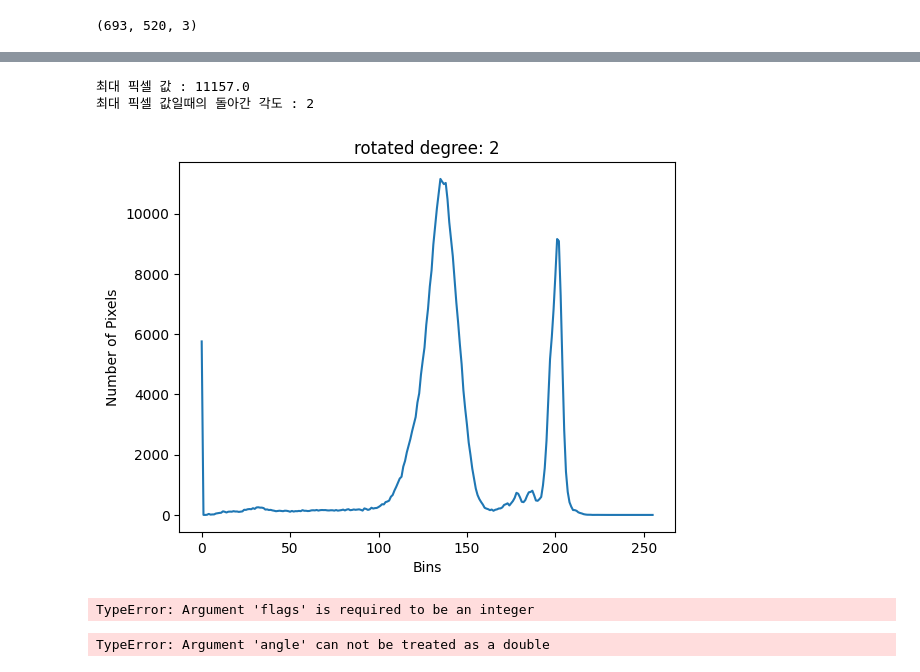
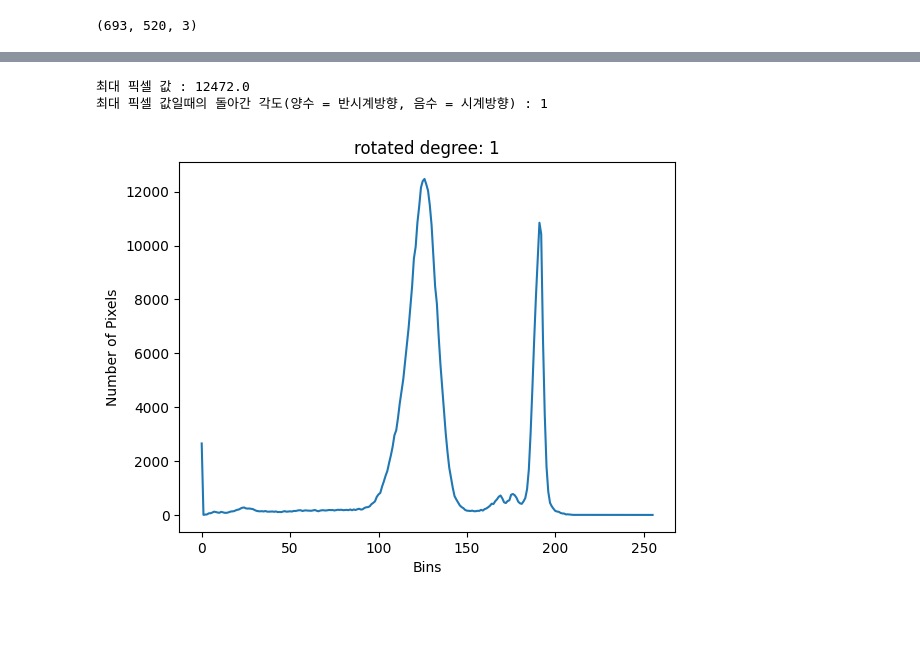
Before and after one commit to Lee-ChangHo/Student-ID-Recognition-Project, a Jupyter notebook: 학생증 인식 - 단색 배경.ipynb, the cells around one changed output, grey strips where cells are left out. Cells and saved outputs as stored; diff of their text form; code cells hidden in the pictures; blank space fills up the shorter version.

```diff
--- a/학생증 인식 - 단색 배경.ipynb
+++ b/학생증 인식 - 단색 배경.ipynb
@@ -5,13 +5,10 @@ import numpy as np
 from scipy.signal import find_peaks
 
 # 이미지 불러오기  (-1 : 이미지 그대로 불러오기, 0 : 흑백으로 불러오기, 1 : 알파 채널 무시한 컬러 이미지 불러오기)
-src = cv2.imread('./Data/Student ID Card1.jpg', -1)
+src = cv2.imread('./Data/Student ID Card2.jpg', -1)
 
 # 화면 크기 x축, y축 0.5배로 줄이기  - 내 모니터 화면보다 이미지가 크게 나와서 조정 필요
 src = cv2.resize(src, (0, 0), fx=0.5, fy=0.5)
-
-# 나중에 Contours를 그릴 원본의 복사본 생성
-dst = src.copy()
 
 # resize된 이미지의 크기를 확인해보기 위해 사용 src.shape(h, w, c), x2하면 원본 크기 알 수 있음
 print(src.shape)
@@ -316,30 +369,0 @@ for i in range(0, -10, -1):
-# %%
-# 2. 이미지를 0 ~ 10도까지 1도씩 회전하는 걸 반복
-# x축 프로젝션 히스토그램의 max_peak값을 계속 저장하여 1도씩 돌아간 max_peak값 비교
-# 가장 큰 max_peak값이 나왔을때가 정방향이라 가정
-for i in range(10):
-    M = angle_rotated_i = cv2.getRotationMatrix2D((cX, cY), i, 1.0)
-    rotated_image = cv2.warpAffine(src_gray, M, (w, h))
-    hist_rotated_image = cv2.calcHist([rotated_image], [0], None, [256], [0, 256])
-    # 히스토그램 그래프에서 봉우리(peak) 값 찾기
-    # 최대 peak 값을 찾기위해 모든 peak를 구하기
-    peaks_rotated_x, _ = find_peaks(hist_rotated_image.flatten(), prominence=0.1)
-    peak_values_rotated_x = hist_rotated_image[peaks_rotated_x]
-
-    # 가장 큰 봉우리 찾고 찾기
-    # 모든 max_peak들을 서로 비교하기 위해 각각 max_peak_value_rotated_x[i]에 저장
-    max_peak_value_rotated_x[i] = np.max(peak_values_rotated_x)
-    # 몇 도 돌아갔을 때 가장 큰 값을 가지는지 확인하기위해서 i 값을 변수에 저장
-    angle = i
-
-
-    # 히스토그램 그래프 시각화
-    plt.plot(hist_rotated_image)
-    plt.title('Histogram_rotated_image_positive_angle, rotated degree: {}'.format(angle))
-    plt.xlabel('Bins')  # 명암 값
-    plt.ylabel('Number of Pixels')   # 픽셀 수
-    plt.show()
-
-    # max_peak_value_rotated_x 값이 궁금해서 출력하여 확인해봄
-    print("최대 픽셀 수 : ", max_peak_value_rotated_x[i])
-    print("돌아간 각도 : ", angle)
@@ -366,45 +370,30 @@ for i in range(10):
 # %%
 # 최대 픽셀 값일때의 돌아간 각도가 몇인지 확인하기 위해 최대 픽셀 값 측정
 print("최대 픽셀 값 : {}".format(max(max_peak_value_rotated_x)))
 
 # 픽셀 값들의 봉우리의 값이 최대 픽셀 값과 같은 점의 인덱스 측정
 optimum_degree = np.where(max_peak_value_rotated_x == max(max_peak_value_rotated_x))[0][0]
 
 # 최대 픽셀 값일 때 돌아간 각도 출력
-print("최대 픽셀 값일때의 돌아간 각도 : {}".format(optimum_degree))
+print("최대 픽셀 값일때의 돌아간 각도(양수 = 반시계방향, 음수 = 시계방향) : {}".format(optimum_degree))
 
 # 최대 픽셀 값일 때 돌아간 각도를 기준으로 사진 출력해서 정방향이 맞는지 확인
 M = angle_rotated_optimum = cv2.getRotationMatrix2D((cX, cY), optimum_degree, 1.0)
 rotated_image = cv2.warpAffine(src_gray, M, (w, h))
 hist_rotated_image = cv2.calcHist([rotated_image], [0], None, [256], [0, 256])
 
 # 최대 값이 맞는지 확인하기 위해 히스토그램 그래프 시각화
 plt.plot(hist_rotated_image)
 plt.title('rotated degree: {}'.format(optimum_degree))
 plt.xlabel('Bins')  # 명암 값
 plt.ylabel('Number of Pixels')   # 픽셀 수
 plt.show()
 
 # 이미지로 확인
-cv2.imread("rotated_image", rotated_image)
+cv2.imshow("rotated_image", rotated_image)
 cv2.waitKey(0)
 cv2.destroyAllWindows()
 # %% [output]
-최대 픽셀 값 : 11157.0
-최대 픽셀 값일때의 돌아간 각도 : 2
+최대 픽셀 값 : 12472.0
+최대 픽셀 값일때의 돌아간 각도(양수 = 반시계방향, 음수 = 시계방향) : 1
-[figure, old version]
+[figure, new version]
-TypeError: Argument 'flags' is required to be an integer
-# %%
-# 최대 픽셀 값일 때 돌아간 각도를 기준으로 사진 출력해서 정방향이 맞는지 확인
-M = angle_rotated_optimum = cv2.getRotationMatrix2D((cX, cY), optimum_degree, 1.0)
-peaks_rotated_x, _ = find_peaks(hist_rotated_image.flatten(), prominence=0.1)
-peak_values_rotated_x = hist_rotated_image[peaks_rotated_x]
-
-# 히스토그램 그래프 시각화
-plt.plot(hist_rotated_image)
-plt.title('Histogram_rotated_image_positive_angle')
-plt.xlabel('Bins')  # 명암 값
-plt.ylabel('Number of Pixels')   # 픽셀 수
-plt.show()
-# %% [output]
-TypeError: Argument 'angle' can not be treated as a double
```
Also changed, not shown: parts of 8 cells of this notebook.
